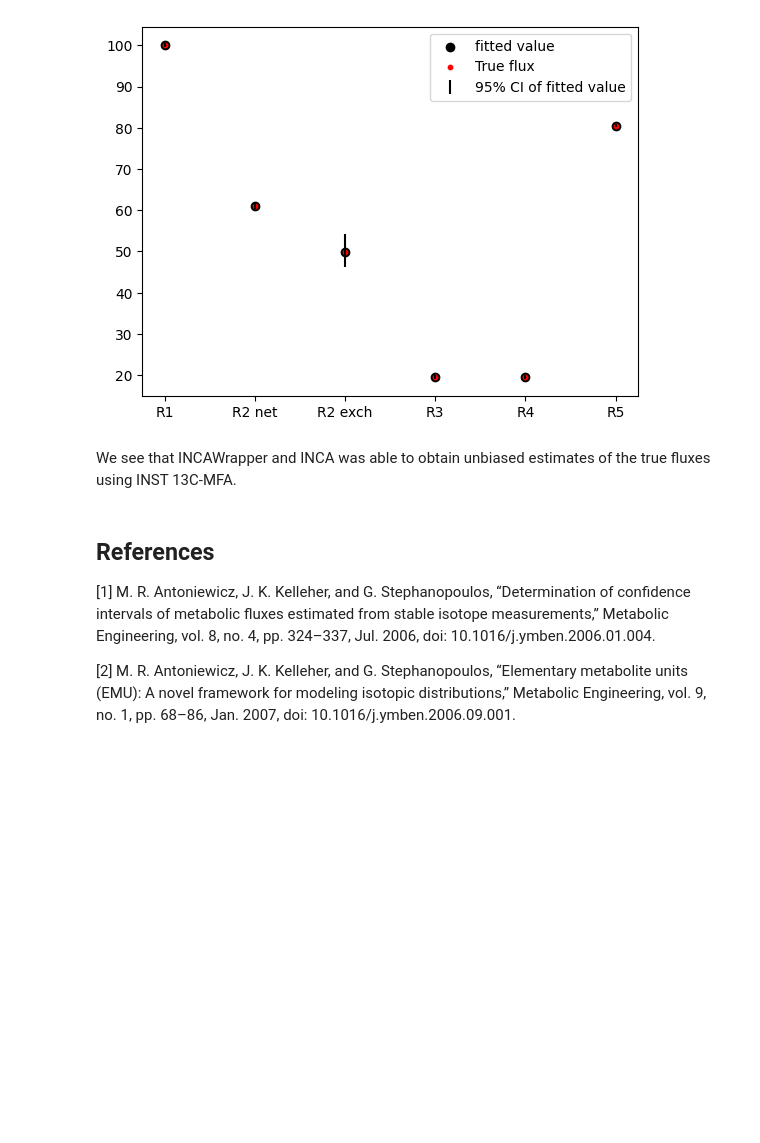
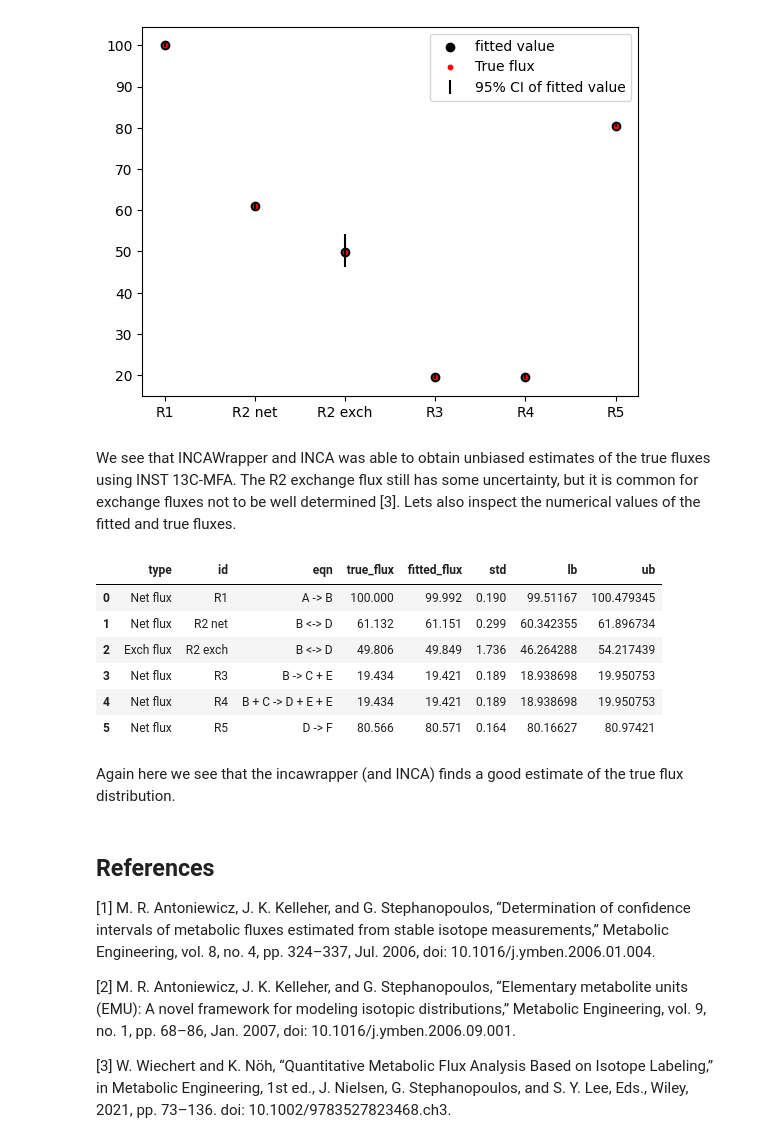
Before and after one commit to biosustain/incawrapper, a Jupyter notebook: docs/examples/inst_mfa.ipynb, the cells around one changed output. Cells and saved outputs as stored; diff of their text form; code cells hidden in the pictures; blank space fills up the shorter version.

Commit message:
Commenting on the results of INST validation

```diff
--- a/docs/examples/inst_mfa.ipynb
+++ b/docs/examples/inst_mfa.ipynb
@@ -178,9 +178,28 @@ ax.legend()
 <matplotlib.legend.Legend at 0x...>
 [figure]
 # %% [markdown]
-We see that INCAWrapper and INCA was able to obtain unbiased estimates of the true fluxes using INST 13C-MFA.
+We see that INCAWrapper and INCA was able to obtain unbiased estimates of the true fluxes using INST 13C-MFA. The R2 exchange flux still has some uncertainty, but it is common for exchange fluxes not to be well determined [3]. Lets also inspect the numerical values of the fitted and true fluxes.
+# %%
+fitted_and_true_fluxes = (
+    estimated_fluxes
+    .merge(true_fluxes, left_on="id", right_on="rxn_id")
+    .rename(columns={"val": "fitted_flux", "flux": "true_flux"})
+)
+fitted_and_true_fluxes[['type', 'id', 'eqn', 'true_flux', 'fitted_flux', 'std', 'lb', 'ub']].round(3)
+# %% [output]
+|  | type | id | eqn | true_flux | fitted_flux | std | lb | ub |
+| 0 | Net flux | R1 | A -> B | 100.000 | 99.992 | 0.190 | 99.51167 | 100.479345 |
+| 1 | Net flux | R2 net | B <-> D | 61.132 | 61.151 | 0.299 | 60.342355 | 61.896734 |
+| 2 | Exch flux | R2 exch | B <-> D | 49.806 | 49.849 | 1.736 | 46.264288 | 54.217439 |
+| 3 | Net flux | R3 | B -> C + E | 19.434 | 19.421 | 0.189 | 18.938698 | 19.950753 |
+| 4 | Net flux | R4 | B + C -> D + E + E | 19.434 | 19.421 | 0.189 | 18.938698 | 19.950753 |
+| 5 | Net flux | R5 | D -> F | 80.566 | 80.571 | 0.164 | 80.16627 | 80.97421 |
+# %% [markdown]
+Again here we see that the incawrapper (and INCA) finds a good estimate of the true flux distribution.
 # %% [markdown]
 ## References
 [1] M. R. Antoniewicz, J. K. Kelleher, and G. Stephanopoulos, “Determination of confidence intervals of metabolic fluxes estimated from stable isotope measurements,” Metabolic Engineering, vol. 8, no. 4, pp. 324–337, Jul. 2006, doi: 10.1016/j.ymben.2006.01.004.
 
 [2] M. R. Antoniewicz, J. K. Kelleher, and G. Stephanopoulos, “Elementary metabolite units (EMU): A novel framework for modeling isotopic distributions,” Metabolic Engineering, vol. 9, no. 1, pp. 68–86, Jan. 2007, doi: 10.1016/j.ymben.2006.09.001.
+
+[3] W. Wiechert and K. Nöh, “Quantitative Metabolic Flux Analysis Based on Isotope Labeling,” in Metabolic Engineering, 1st ed., J. Nielsen, G. Stephanopoulos, and S. Y. Lee, Eds., Wiley, 2021, pp. 73–136. doi: 10.1002/9783527823468.ch3.
```
